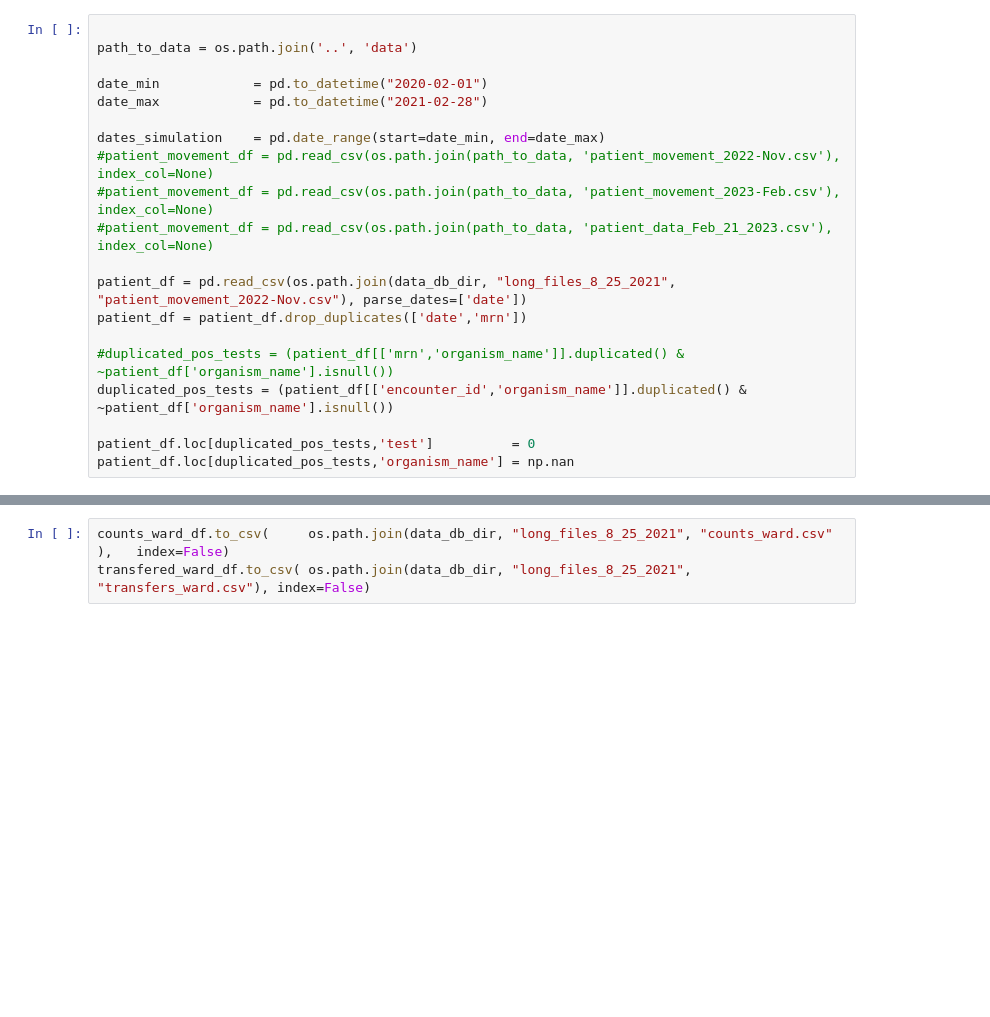
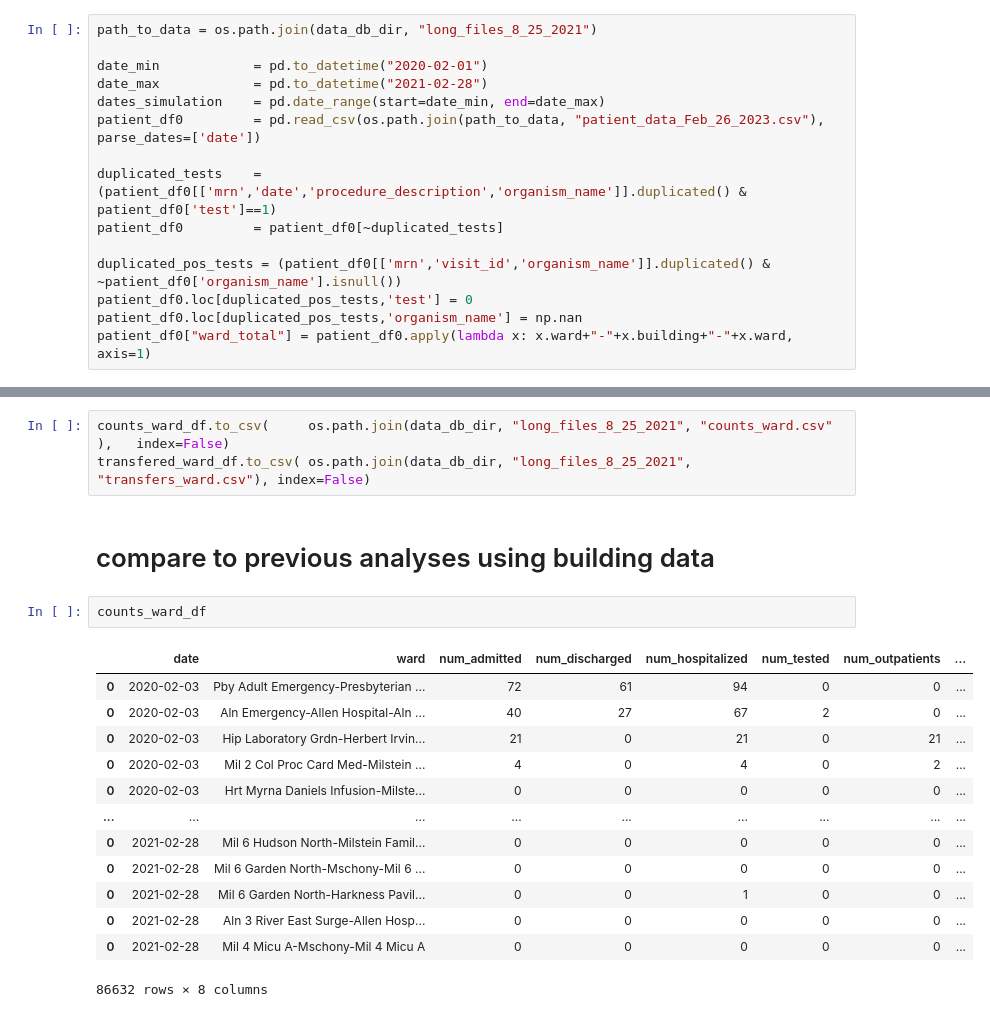
Before and after one commit to ChaosDonkey06/AMR_ABM2, a Jupyter notebook: metapop/CreateWardLevelMovement.ipynb, the cells around one changed output, grey strips where cells are left out. Drawn from its saved outputs; the diff is of its cells as text; blank space fills up the shorter version.

Commit message:
update ward data creation with co-colonizations

```diff
--- a/metapop/CreateWardLevelMovement.ipynb
+++ b/metapop/CreateWardLevelMovement.ipynb
@@ -26,22 +26,17 @@ path_to_save          = os.path.join(results_dir, "real_testing", "community")
 
 COLOR_LIST1 = ["#F8AFA8", "#FDDDA0", "#F5CDB4", "#74A089"]
 # %%
-
-path_to_data = os.path.join('..', 'data')
+path_to_data = os.path.join(data_db_dir, "long_files_8_25_2021")
 
 date_min            = pd.to_datetime("2020-02-01")
 date_max            = pd.to_datetime("2021-02-28")
+dates_simulation    = pd.date_range(start=date_min, end=date_max)
+patient_df0         = pd.read_csv(os.path.join(path_to_data, "patient_data_Feb_26_2023.csv"), parse_dates=['date'])
 
-dates_simulation    = pd.date_range(start=date_min, end=date_max)
-#patient_movement_df = pd.read_csv(os.path.join(path_to_data, 'patient_movement_2022-Nov.csv'), index_col=None)
-#patient_movement_df = pd.read_csv(os.path.join(path_to_data, 'patient_movement_2023-Feb.csv'), index_col=None)
-#patient_movement_df = pd.read_csv(os.path.join(path_to_data, 'patient_data_Feb_21_2023.csv'), index_col=None)
+duplicated_tests    = (patient_df0[['mrn','date','procedure_description','organism_name']].duplicated() & patient_df0['test']==1)
+patient_df0         = patient_df0[~duplicated_tests]
 
-patient_df = pd.read_csv(os.path.join(data_db_dir, "long_files_8_25_2021", "patient_movement_2022-Nov.csv"), parse_dates=['date'])
-patient_df = patient_df.drop_duplicates(['date','mrn'])
-
-#duplicated_pos_tests = (patient_df[['mrn','organism_name']].duplicated() & ~patient_df['organism_name'].isnull())
-duplicated_pos_tests = (patient_df[['encounter_id','organism_name']].duplicated() & ~patient_df['organism_name'].isnull())
-
-patient_df.loc[duplicated_pos_tests,'test']          = 0
-patient_df.loc[duplicated_pos_tests,'organism_name'] = np.nan
+duplicated_pos_tests = (patient_df0[['mrn','visit_id','organism_name']].duplicated() & ~patient_df0['organism_name'].isnull())
+patient_df0.loc[duplicated_pos_tests,'test'] = 0
+patient_df0.loc[duplicated_pos_tests,'organism_name'] = np.nan
+patient_df0["ward_total"] = patient_df0.apply(lambda x: x.ward+"-"+x.building+"-"+x.ward, axis=1)
@@ -165,3 +91,21 @@ for date in tqdm.tqdm(dates_simulation[1:]):
 # %%
 counts_ward_df.to_csv(     os.path.join(data_db_dir, "long_files_8_25_2021", "counts_ward.csv" ),   index=False)
 transfered_ward_df.to_csv( os.path.join(data_db_dir, "long_files_8_25_2021", "transfers_ward.csv"), index=False)
+# %% [markdown]
+# compare to previous analyses using building data
+# %%
+counts_ward_df
+# %% [output]
+|  | date | ward | num_admitted | num_discharged | num_hospitalized | num_tested | num_outpatients | ... |
+| 0 | 2020-02-03 | Pby Adult Emergency-Presbyterian ... | 72 | 61 | 94 | 0 | 0 | ... |
+| 0 | 2020-02-03 | Aln Emergency-Allen Hospital-Aln ... | 40 | 27 | 67 | 2 | 0 | ... |
+| 0 | 2020-02-03 | Hip Laboratory Grdn-Herbert Irvin... | 21 | 0 | 21 | 0 | 21 | ... |
+| 0 | 2020-02-03 | Mil 2 Col Proc Card Med-Milstein ... | 4 | 0 | 4 | 0 | 2 | ... |
+| 0 | 2020-02-03 | Hrt Myrna Daniels Infusion-Milste... | 0 | 0 | 0 | 0 | 0 | ... |
+| ... | ... | ... | ... | ... | ... | ... | ... | ... |
+| 0 | 2021-02-28 | Mil 6 Hudson North-Milstein Famil... | 0 | 0 | 0 | 0 | 0 | ... |
+| 0 | 2021-02-28 | Mil 6 Garden North-Mschony-Mil 6 ... | 0 | 0 | 0 | 0 | 0 | ... |
+| 0 | 2021-02-28 | Mil 6 Garden North-Harkness Pavil... | 0 | 0 | 1 | 0 | 0 | ... |
+| 0 | 2021-02-28 | Aln 3 River East Surge-Allen Hosp... | 0 | 0 | 0 | 0 | 0 | ... |
+| 0 | 2021-02-28 | Mil 4 Micu A-Mschony-Mil 4 Micu A | 0 | 0 | 0 | 0 | 0 | ... |
+86632 rows × 8 columns
```
Also changed, not shown: parts of 5 cells of this notebook, 4 other files.
